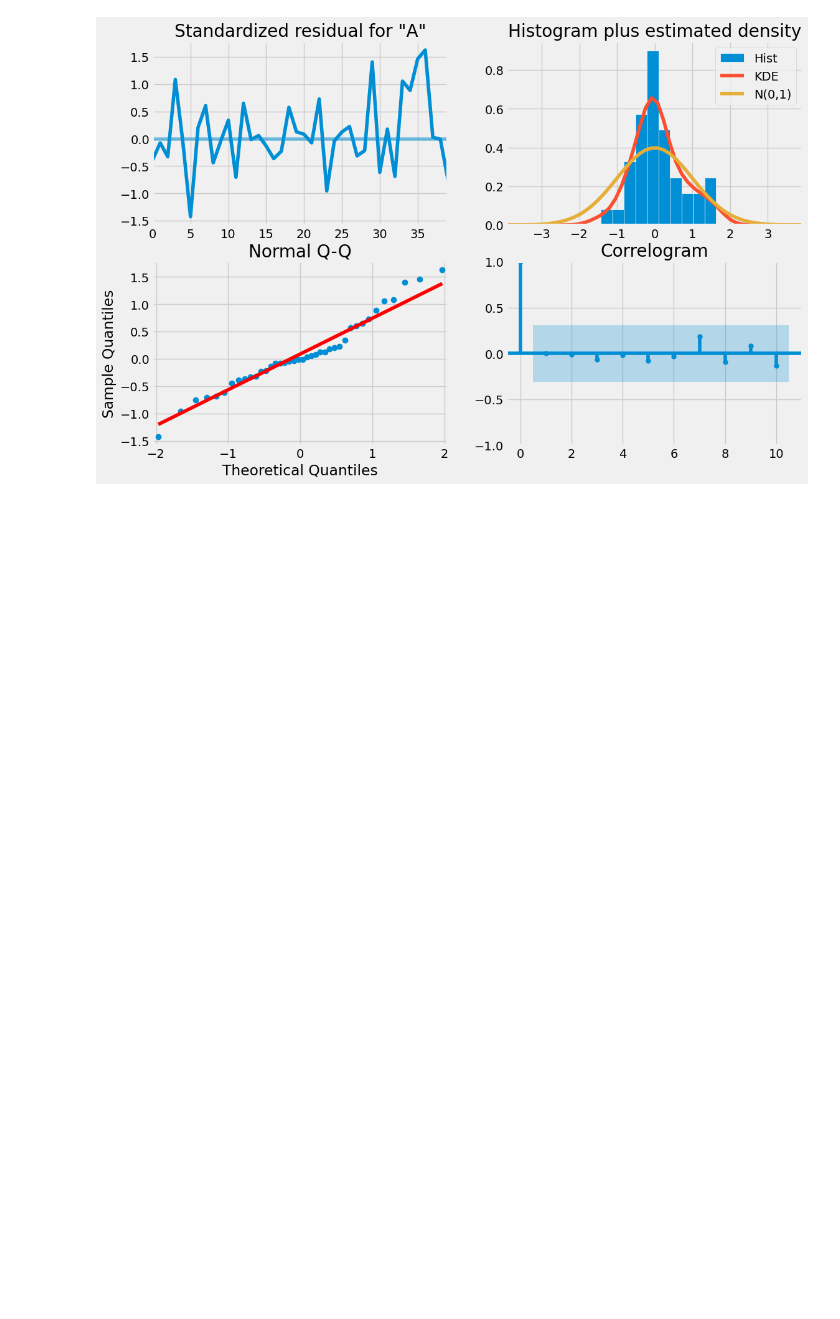
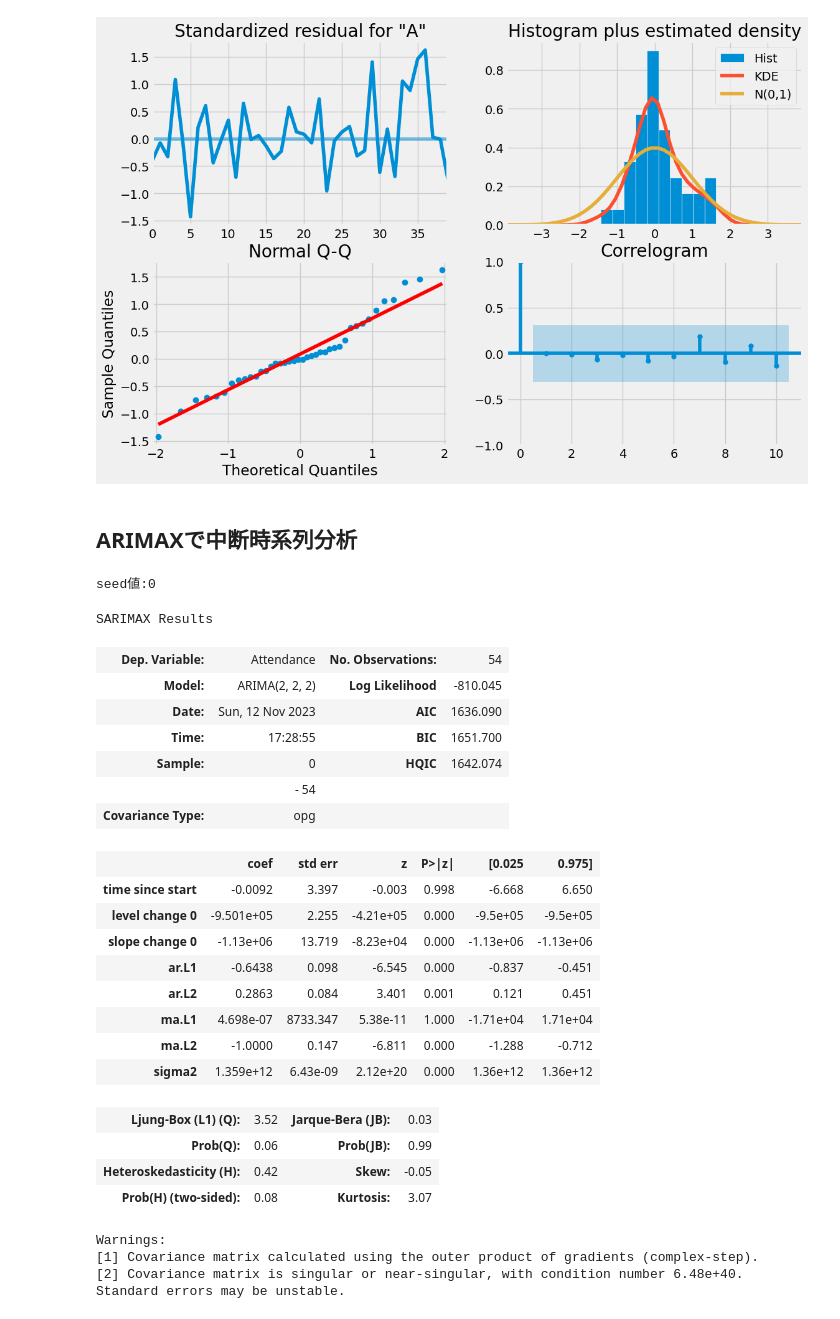
Before and after one commit to mohki7/graduation_thesis, a Jupyter notebook: InterruptedTimeSeries_.ipynb, the cells around one changed output. Drawn from its saved outputs; the diff is of its cells as text; code cells hidden in the pictures; blank space fills up the shorter version.

```diff
--- a/InterruptedTimeSeries_.ipynb
+++ b/InterruptedTimeSeries_.ipynb
@@ -202,3 +202,34 @@ its_sarimax.plot_sarimax_params()
 [figure]
 [figure]
 [figure]
+# %% [markdown]
+## ARIMAXで中断時系列分析
+# %%
+its_sarimax = MITS(df_att_remove_covid_addup, interventions=['2023-04'], method='ARIMAX', optim_params_arimax=True)
+its_sarimax.show_summary()
+# %% [output]
+seed値:0
+SARIMAX Results
+| Dep. Variable: | Attendance | No. Observations: | 54 |
+| Model: | ARIMA(2, 2, 2) | Log Likelihood | -810.045 |
+| Date: | Sun, 12 Nov 2023 | AIC | 1636.090 |
+| Time: | 17:28:55 | BIC | 1651.700 |
+| Sample: | 0 | HQIC | 1642.074 |
+|  | - 54 |  |  |
+| Covariance Type: | opg |  |  |
+|  | coef | std err | z | P>|z| | [0.025 | 0.975] |
+| time since start | -0.0092 | 3.397 | -0.003 | 0.998 | -6.668 | 6.650 |
+| level change 0 | -9.501e+05 | 2.255 | -4.21e+05 | 0.000 | -9.5e+05 | -9.5e+05 |
+| slope change 0 | -1.13e+06 | 13.719 | -8.23e+04 | 0.000 | -1.13e+06 | -1.13e+06 |
+| ar.L1 | -0.6438 | 0.098 | -6.545 | 0.000 | -0.837 | -0.451 |
+| ar.L2 | 0.2863 | 0.084 | 3.401 | 0.001 | 0.121 | 0.451 |
+| ma.L1 | 4.698e-07 | 8733.347 | 5.38e-11 | 1.000 | -1.71e+04 | 1.71e+04 |
+| ma.L2 | -1.0000 | 0.147 | -6.811 | 0.000 | -1.288 | -0.712 |
+| sigma2 | 1.359e+12 | 6.43e-09 | 2.12e+20 | 0.000 | 1.36e+12 | 1.36e+12 |
+| Ljung-Box (L1) (Q): | 3.52 | Jarque-Bera (JB): | 0.03 |
+| Prob(Q): | 0.06 | Prob(JB): | 0.99 |
+| Heteroskedasticity (H): | 0.42 | Skew: | -0.05 |
+| Prob(H) (two-sided): | 0.08 | Kurtosis: | 3.07 |
+Warnings:
+[1] Covariance matrix calculated using the outer product of gradients (complex-step).
+[2] Covariance matrix is singular or near-singular, with condition number 6.48e+40. Standard errors may be unstable.
```
Also changed, not shown: parts of 3 cells of this notebook, 1 other file.
